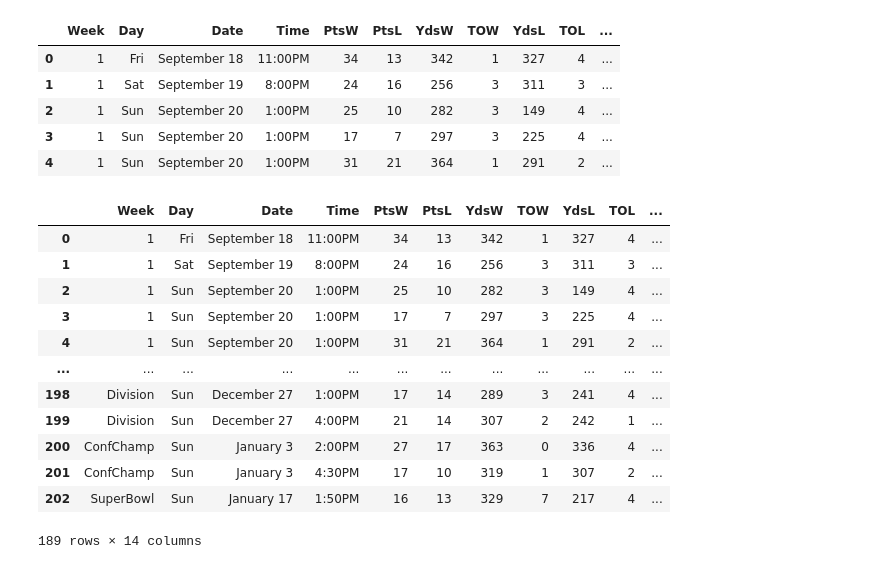
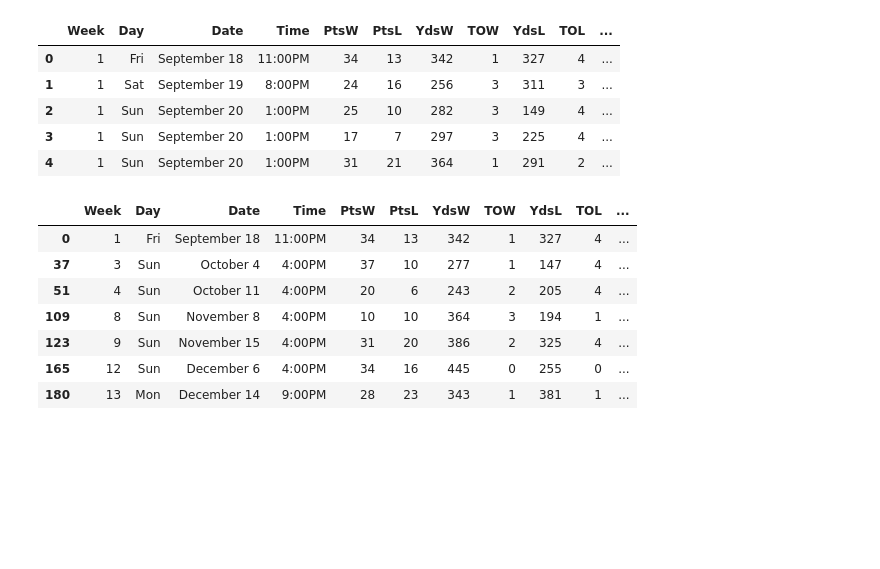
Before and after one commit to KevinKillman/ETL-Project, a Jupyter notebook: test_scrape.ipynb, the cells around one changed output. Cells and saved outputs as stored; diff of their text form; code cells hidden in the pictures; blank space fills up the shorter version.

```diff
--- a/test_scrape.ipynb
+++ b/test_scrape.ipynb
@@ -31,7 +28,7 @@ Base.prepare(engine, reflect=True)
 session = Session(engine)
 
 Teams = Base.classes.Teams
-Stadiums = Base.classes.Teams
+Stadiums = Base.classes.Stadiums
 Games = Base.classes.Games
 Stations = Base.classes.Stations
 # %%
@@ -211,24 +225,20 @@ games_df.head()
 | 4 | 1 | Sun | September 20 | 1:00PM | 31 | 21 | 364 | 1 | 291 | 2 | ... |
 # %%
 for index,row in games_df.iterrows():
+    if
     query = session.query(Stadiums.stadium_id).filter(Stadiums.team_id == int(row['home_team_id']))
     compreh = [result[0] for result in query]
     if  compreh:
         games_df.loc[index, 'stadium_id'] = int(compreh[0])
-# %%
-games_df
-# %% [output]
-|  | Week | Day | Date | Time | PtsW | PtsL | YdsW | TOW | YdsL | TOL | ... |
-| 0 | 1 | Fri | September 18 | 11:00PM | 34 | 13 | 342 | 1 | 327 | 4 | ... |
-| 1 | 1 | Sat | September 19 | 8:00PM | 24 | 16 | 256 | 3 | 311 | 3 | ... |
-| 2 | 1 | Sun | September 20 | 1:00PM | 25 | 10 | 282 | 3 | 149 | 4 | ... |
-| 3 | 1 | Sun | September 20 | 1:00PM | 17 | 7 | 297 | 3 | 225 | 4 | ... |
-| 4 | 1 | Sun | September 20 | 1:00PM | 31 | 21 | 364 | 1 | 291 | 2 | ... |
-| ... | ... | ... | ... | ... | ... | ... | ... | ... | ... | ... | ... |
-| 198 | Division | Sun | December 27 | 1:00PM | 17 | 14 | 289 | 3 | 241 | 4 | ... |
-| 199 | Division | Sun | December 27 | 4:00PM | 21 | 14 | 307 | 2 | 242 | 1 | ... |
-| 200 | ConfChamp | Sun | January 3 | 2:00PM | 27 | 17 | 363 | 0 | 336 | 4 | ... |
-| 201 | ConfChamp | Sun | January 3 | 4:30PM | 17 | 10 | 319 | 1 | 307 | 2 | ... |
-| 202 | SuperBowl | Sun | January 17 | 1:50PM | 16 | 13 | 329 | 7 | 217 | 4 | ... |
-189 rows × 14 columns
+# %%
+games_df.loc[games_df['home_team_id']==21]
+# %% [output]
+|  | Week | Day | Date | Time | PtsW | PtsL | YdsW | TOW | YdsL | TOL | ... |
+| 0 | 1 | Fri | September 18 | 11:00PM | 34 | 13 | 342 | 1 | 327 | 4 | ... |
+| 37 | 3 | Sun | October 4 | 4:00PM | 37 | 10 | 277 | 1 | 147 | 4 | ... |
+| 51 | 4 | Sun | October 11 | 4:00PM | 20 | 6 | 243 | 2 | 205 | 4 | ... |
+| 109 | 8 | Sun | November 8 | 4:00PM | 10 | 10 | 364 | 3 | 194 | 1 | ... |
+| 123 | 9 | Sun | November 15 | 4:00PM | 31 | 20 | 386 | 2 | 325 | 4 | ... |
+| 165 | 12 | Sun | December 6 | 4:00PM | 34 | 16 | 445 | 0 | 255 | 0 | ... |
+| 180 | 13 | Mon | December 14 | 9:00PM | 28 | 23 | 343 | 1 | 381 | 1 | ... |
 # %%
```
Also changed, not shown: parts of 13 cells of this notebook, 3 other files.
